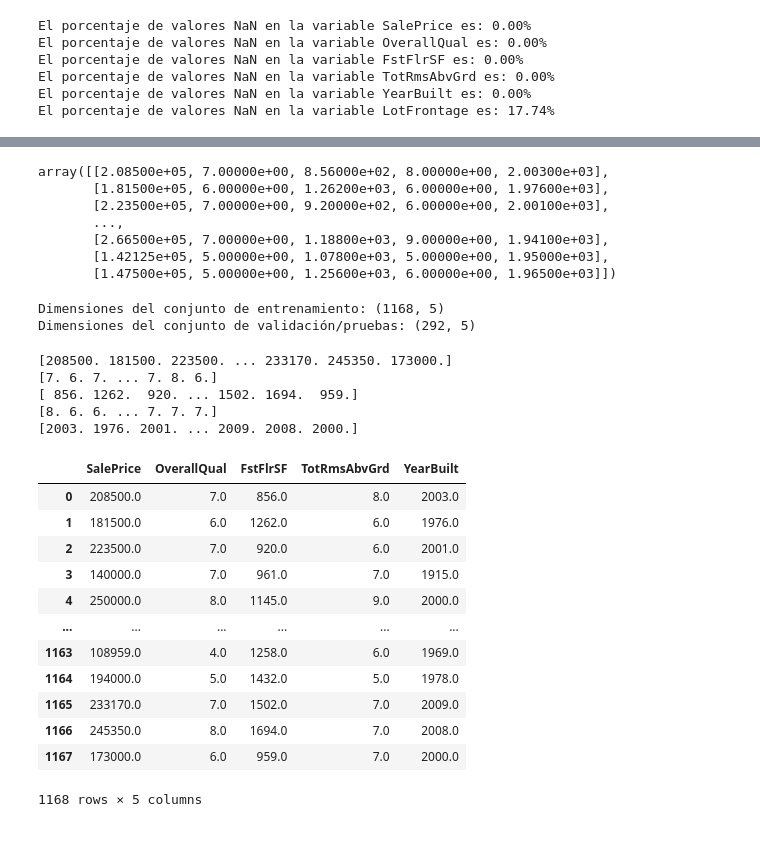
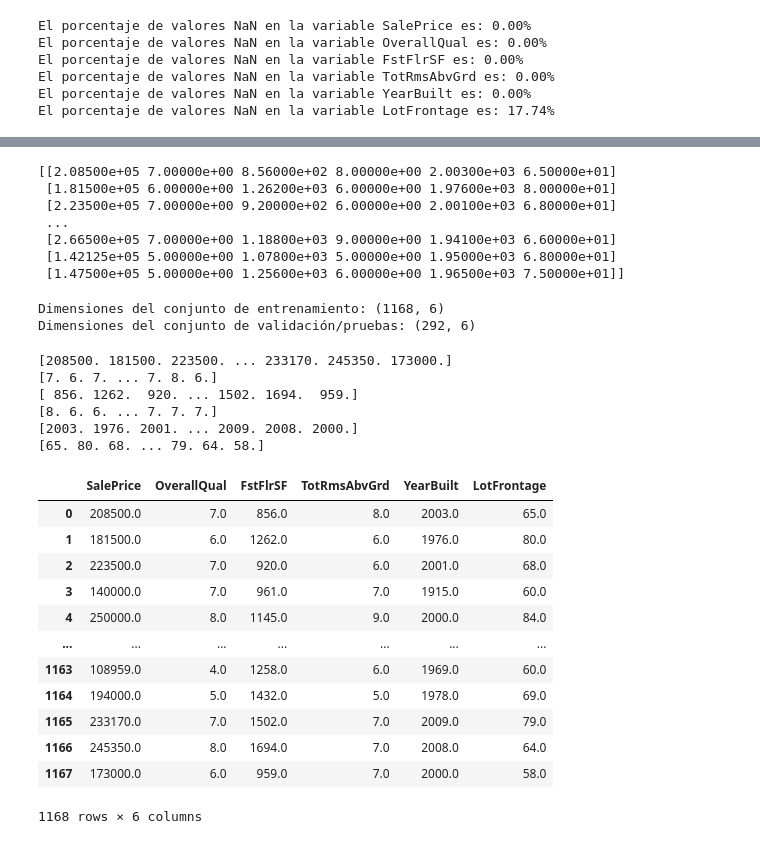
Before and after one commit to dihego2402/ASfifds, a Jupyter notebook: Proyecto.ipynb, the cells around one changed output, grey strips where cells are left out. Saved outputs shown, nothing was run; the diff lists cells and outputs as text; code cells hidden in the pictures.

```diff
--- a/Proyecto.ipynb
+++ b/Proyecto.ipynb
@@ -81,70 +101,73 @@ El porcentaje de valores NaN en la variable LotFrontage es: 17.74%
 # %%
-#Debido que la columna LF posee mas del 10% de datos NaN, como buena practica se procedera a eliminarla
+#Imputamos los datos NaN
 
-col_elim = 5
-dataset_v2 = np.delete(dataset, col_elim, axis=1)
-dataset_v2
+dt_imputados = np.where(np.isnan(dataset), 69, dataset)
+print(dt_imputados)
 # %% [output]
-array([[2.08500e+05, 7.00000e+00, 8.56000e+02, 8.00000e+00, 2.00300e+03],
-       [1.81500e+05, 6.00000e+00, 1.26200e+03, 6.00000e+00, 1.97600e+03],
-       [2.23500e+05, 7.00000e+00, 9.20000e+02, 6.00000e+00, 2.00100e+03],
-       ...,
-       [2.66500e+05, 7.00000e+00, 1.18800e+03, 9.00000e+00, 1.94100e+03],
-       [1.42125e+05, 5.00000e+00, 1.07800e+03, 5.00000e+00, 1.95000e+03],
-       [1.47500e+05, 5.00000e+00, 1.25600e+03, 6.00000e+00, 1.96500e+03]])
+[[2.08500e+05 7.00000e+00 8.56000e+02 8.00000e+00 2.00300e+03 6.50000e+01]
+ [1.81500e+05 6.00000e+00 1.26200e+03 6.00000e+00 1.97600e+03 8.00000e+01]
+ [2.23500e+05 7.00000e+00 9.20000e+02 6.00000e+00 2.00100e+03 6.80000e+01]
+ ...
+ [2.66500e+05 7.00000e+00 1.18800e+03 9.00000e+00 1.94100e+03 6.60000e+01]
+ [1.42125e+05 5.00000e+00 1.07800e+03 5.00000e+00 1.95000e+03 6.80000e+01]
+ [1.47500e+05 5.00000e+00 1.25600e+03 6.00000e+00 1.96500e+03 7.50000e+01]]
 # %%
-tamano_total = len(dataset_v2)
+tamano_total = len(dt_imputados)
 porcentaje_entrenamiento = 0.8
 
 #Calcular el índice para dividir datos
 indice_div = int(tamano_total * porcentaje_entrenamiento)
 
 #Dividir los datos en conjunto de entrenamiento y testing
-datos_entren = dataset_v2[:indice_div, :]
-datos_val = dataset_v2[indice_div:, :]
+datos_entren = dt_imputados[:indice_div, :]
+datos_val = dt_imputados[indice_div:, :]
 # %%
 print("Dimensiones del conjunto de entrenamiento:", datos_entren.shape)
 print("Dimensiones del conjunto de validación/pruebas:", datos_val.shape)
 # %% [output]
-Dimensiones del conjunto de entrenamiento: (1168, 5)
-Dimensiones del conjunto de validación/pruebas: (292, 5)
+Dimensiones del conjunto de entrenamiento: (1168, 6)
+Dimensiones del conjunto de validación/pruebas: (292, 6)
 # %%
 SalePrice = datos_entren[:, 0]
 OverallQual = datos_entren[:, 1]
 FstFlrSF = datos_entren[:, 2]
 TotRmsAbvGrd = datos_entren[:, 3]
 YearBuilt = datos_entren[:, 4]
+LotFrontage = datos_entren[:, 5]
 print(SalePrice)
 print(OverallQual)
 print(FstFlrSF)
 print(TotRmsAbvGrd)
 print(YearBuilt)
+print(LotFrontage)
 # %% [output]
 [208500. 181500. 223500. ... 233170. 245350. 173000.]
 [7. 6. 7. ... 7. 8. 6.]
 [ 856. 1262.  920. ... 1502. 1694.  959.]
 [8. 6. 6. ... 7. 7. 7.]
 [2003. 1976. 2001. ... 2009. 2008. 2000.]
+[65. 80. 68. ... 79. 64. 58.]
 # %%
 dataframe = {'SalePrice': (SalePrice),
                  'OverallQual': (OverallQual),
                  'FstFlrSF': (FstFlrSF),
                  'TotRmsAbvGrd': (TotRmsAbvGrd),
                  'YearBuilt': (YearBuilt),
+                 'LotFrontage': (LotFrontage),
             }
 df1 = pd.DataFrame(dataframe)
 df1
 # %% [output]
-|  | SalePrice | OverallQual | FstFlrSF | TotRmsAbvGrd | YearBuilt |
-| 0 | 208500.0 | 7.0 | 856.0 | 8.0 | 2003.0 |
-| 1 | 181500.0 | 6.0 | 1262.0 | 6.0 | 1976.0 |
-| 2 | 223500.0 | 7.0 | 920.0 | 6.0 | 2001.0 |
-| 3 | 140000.0 | 7.0 | 961.0 | 7.0 | 1915.0 |
-| 4 | 250000.0 | 8.0 | 1145.0 | 9.0 | 2000.0 |
-| ... | ... | ... | ... | ... | ... |
-| 1163 | 108959.0 | 4.0 | 1258.0 | 6.0 | 1969.0 |
-| 1164 | 194000.0 | 5.0 | 1432.0 | 5.0 | 1978.0 |
-| 1165 | 233170.0 | 7.0 | 1502.0 | 7.0 | 2009.0 |
-| 1166 | 245350.0 | 8.0 | 1694.0 | 7.0 | 2008.0 |
-| 1167 | 173000.0 | 6.0 | 959.0 | 7.0 | 2000.0 |
+|  | SalePrice | OverallQual | FstFlrSF | TotRmsAbvGrd | YearBuilt | LotFrontage |
+| 0 | 208500.0 | 7.0 | 856.0 | 8.0 | 2003.0 | 65.0 |
+| 1 | 181500.0 | 6.0 | 1262.0 | 6.0 | 1976.0 | 80.0 |
+| 2 | 223500.0 | 7.0 | 920.0 | 6.0 | 2001.0 | 68.0 |
+| 3 | 140000.0 | 7.0 | 961.0 | 7.0 | 1915.0 | 60.0 |
+| 4 | 250000.0 | 8.0 | 1145.0 | 9.0 | 2000.0 | 84.0 |
+| ... | ... | ... | ... | ... | ... | ... |
+| 1163 | 108959.0 | 4.0 | 1258.0 | 6.0 | 1969.0 | 60.0 |
+| 1164 | 194000.0 | 5.0 | 1432.0 | 5.0 | 1978.0 | 69.0 |
+| 1165 | 233170.0 | 7.0 | 1502.0 | 7.0 | 2009.0 | 79.0 |
+| 1166 | 245350.0 | 8.0 | 1694.0 | 7.0 | 2008.0 | 64.0 |
+| 1167 | 173000.0 | 6.0 | 959.0 | 7.0 | 2000.0 | 58.0 |
-1168 rows × 5 columns
+1168 rows × 6 columns
```
Also changed, not shown: parts of 9 cells of this notebook.
